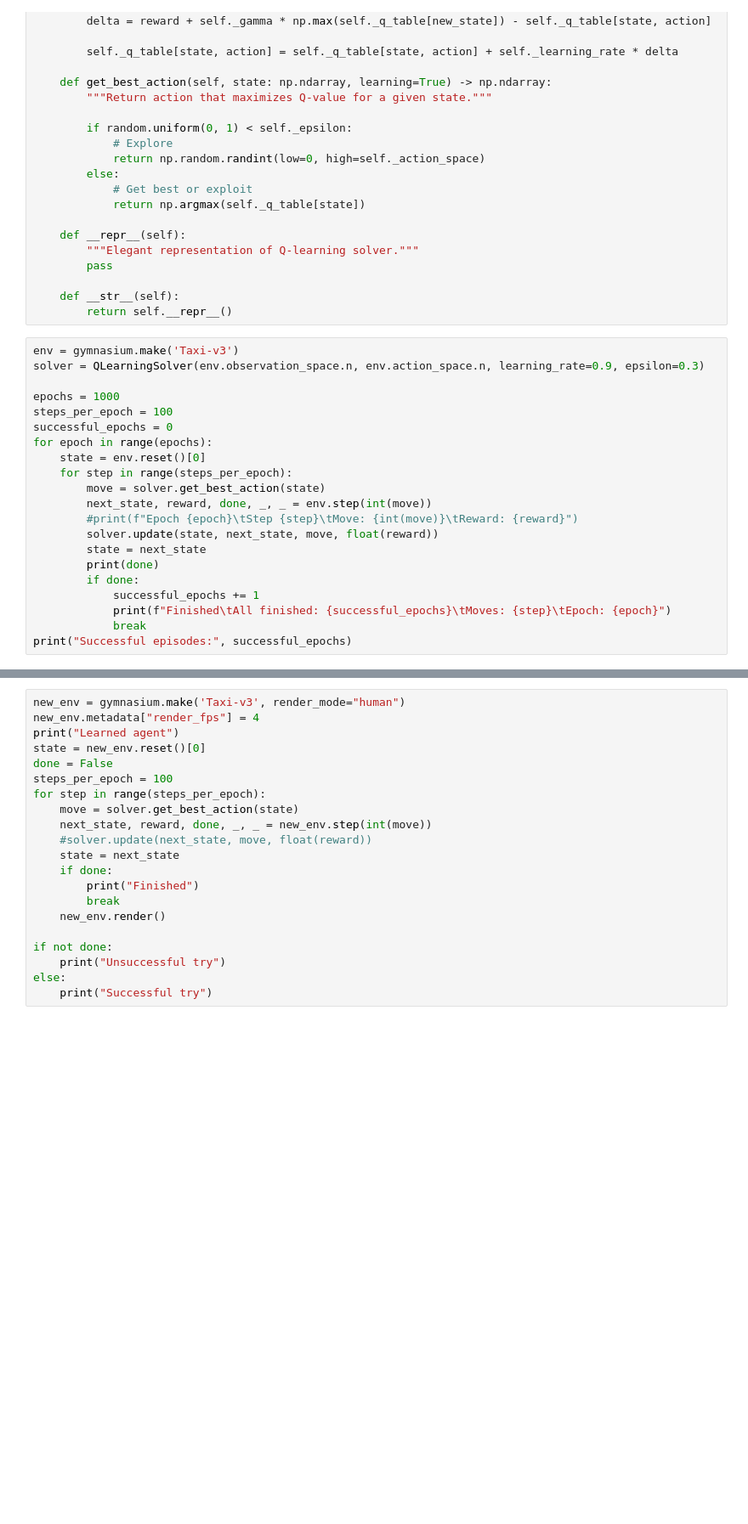
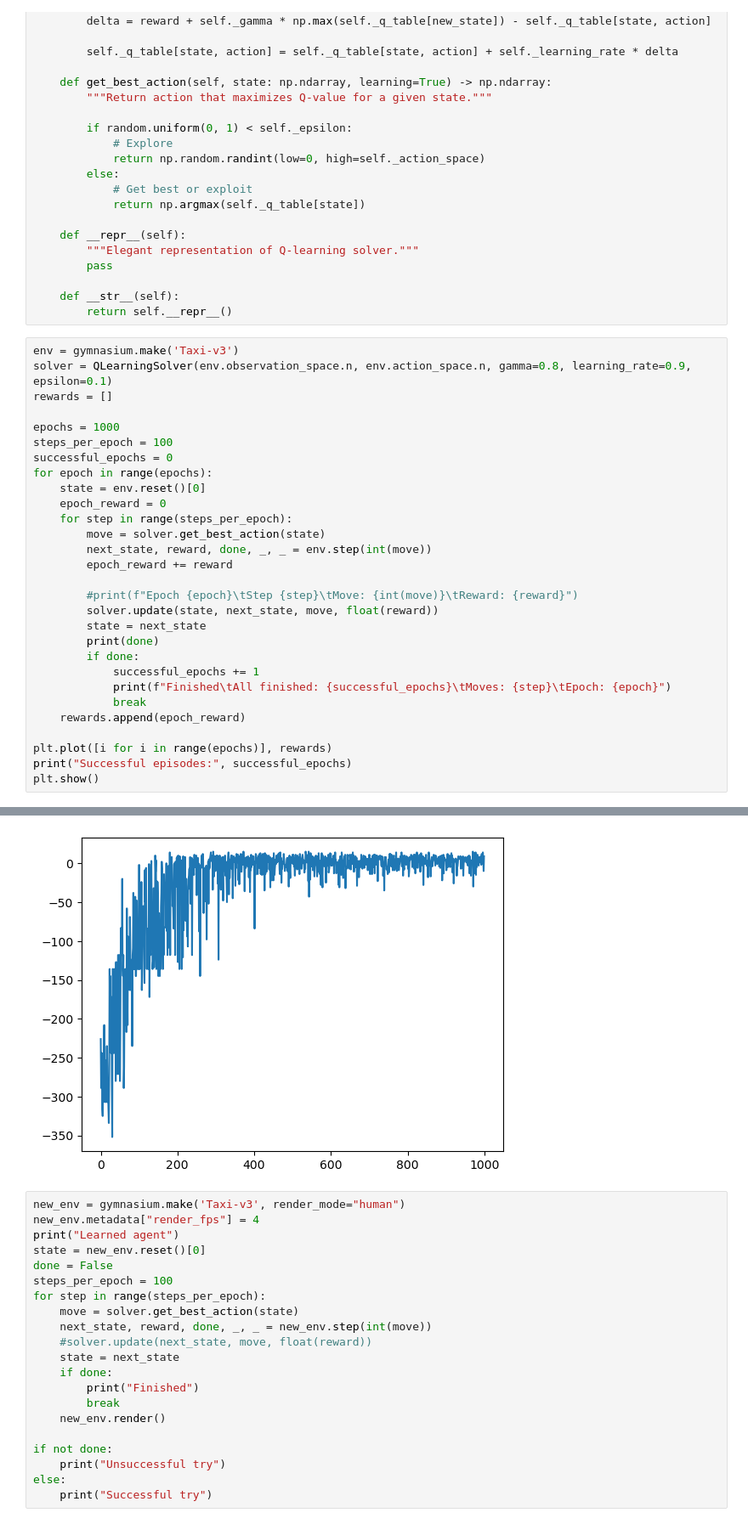
Before and after one commit to VisteK528/WSI, a Jupyter notebook: Exercise5/zad5.ipynb, the cells around one changed output, grey strips where cells are left out. Shown: that part at 85% size. Saved outputs shown, nothing was run; the diff lists cells and outputs as text; blank space fills up the shorter version.

Commit message:
Added first plot of Q-Learning Training

```diff
--- a/Exercise5/zad5.ipynb
+++ b/Exercise5/zad5.ipynb
@@ -65,16 +65,20 @@ class QLearningSolver:
         return self.__repr__()
 # %%
 env = gymnasium.make('Taxi-v3')
-solver = QLearningSolver(env.observation_space.n, env.action_space.n, learning_rate=0.9, epsilon=0.3)
+solver = QLearningSolver(env.observation_space.n, env.action_space.n, gamma=0.8, learning_rate=0.9, epsilon=0.1)
+rewards = []
 
 epochs = 1000
 steps_per_epoch = 100
 successful_epochs = 0
 for epoch in range(epochs):
     state = env.reset()[0]
+    epoch_reward = 0
     for step in range(steps_per_epoch):
         move = solver.get_best_action(state)
         next_state, reward, done, _, _ = env.step(int(move))
+        epoch_reward += reward
+
         #print(f"Epoch {epoch}\tStep {step}\tMove: {int(move)}\tReward: {reward}")
         solver.update(state, next_state, move, float(reward))
         state = next_state
@@ -83,7 +87,11 @@ for epoch in range(epochs):
             successful_epochs += 1
             print(f"Finished\tAll finished: {successful_epochs}\tMoves: {step}\tEpoch: {epoch}")
             break
+    rewards.append(epoch_reward)
+
+plt.plot([i for i in range(epochs)], rewards)
 print("Successful episodes:", successful_epochs)
+plt.show()
 # %% [output]
 False
 False
@@ -105,3 +113,4 @@ Successful episodes: 850
+[figure, added]
 # %%
 new_env = gymnasium.make('Taxi-v3', render_mode="human")
 new_env.metadata["render_fps"] = 4
```
Also changed, not shown: parts of 1 cell of this notebook.
